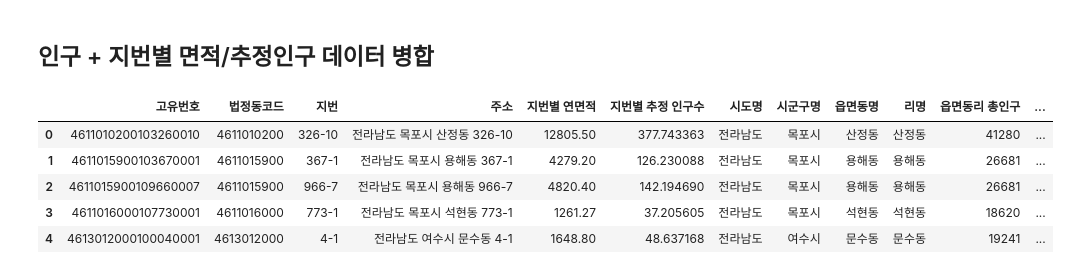
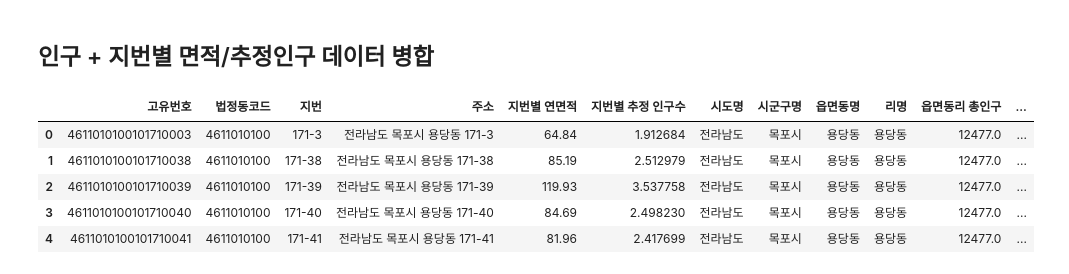
Before and after one commit to YuHan-J-Nam/Jeonnam_Banking_Desert_Analysis, a Jupyter notebook: housing_data_preprocessing.ipynb, the cells around one changed output. Saved outputs shown, nothing was run; the diff lists cells and outputs as text; code cells hidden in the pictures.

```diff
--- a/housing_data_preprocessing.ipynb
+++ b/housing_data_preprocessing.ipynb
@@ -20,8 +25,10 @@ shared_cols = ['고유번호', '법정동코드', '법정동명', '지번', '특
 private_cols = ['고유번호', '법정동코드', '법정동명', '지번', '특수지구분코드', '특수지구분명', '건물산정연면적']
 
 # 전남 주택가격정보 데이터 불러오기
-raw_jeonnam_shared = pd.read_csv('./data/전남_공동주택가격정보.csv', encoding='cp949', low_memory=False, usecols=shared_cols)
-raw_jeonnam_private = pd.read_csv('./data/전남_개별주택가격정보.csv', encoding='cp949', low_memory=False, usecols=private_cols)
+raw_jeonnam_shared = pd.read_csv('./data/전남_공동주택가격정보.csv', encoding='cp949', usecols=shared_cols,
+                                 dtype={'고유번호': object, '법정동코드': np.int64, '전용면적': np.float64})
+raw_jeonnam_private = pd.read_csv('./data/전남_개별주택가격정보.csv', encoding='cp949', usecols=private_cols,
+                                  dtype={'고유번호': object, '법정동코드': np.int64, '건물산정연면적': np.float64})
 # %% [markdown]
 ### 주택 데이터 전처리 함수
 # %%
@@ -68,8 +78,11 @@ plt.show()
+# %%
+# 전남 개별주택과 공동주택 데이터를 병합
+df_housing = df_housing_private.merge(df_housing_shared, on=list(df_housing_private.columns[:-1]),
+                                      how='outer', suffixes=('_private', '_shared'))
+
+# 공동주택 데이터가 없는 경우 0으로 채움
+df_housing.fillna(0, inplace=True)
 # %%
-# 전남 개별주택과 공동주택 데이터를 주소 컬럼을 기준으로 병합
-df_housing = pd.merge(df_housing_private, df_housing_shared[['주소', '지번별 연면적']],
-                      on='주소', how='inner', suffixes=('_private', '_shared'))
-
 # 총 지번별 연면적 계산
 df_housing['지번별 연면적'] = df_housing['지번별 연면적_private'] + df_housing['지번별 연면적_shared']
 df_housing.drop(['지번별 연면적_private', '지번별 연면적_shared'], axis=1, inplace=True)
@@ -161,13 +186,13 @@ df_pop.head()
 ## 인구 + 지번별 면적/추정인구 데이터 병합
 # %%
 # 법정동코드를 기준으로 데이터를 병합
-df_final = pd.merge(df_housing.drop(['법정동명', '지번본번', '특수지구분코드', '특수지구분명'], axis=1),
+df_merged = pd.merge(df_housing.drop(['법정동명', '지번본번', '특수지구분코드', '특수지구분명'], axis=1),
                     df_pop, on='법정동코드', how='left')
-df_final.head()
+df_merged.head()
 # %% [output]
 |  | 고유번호 | 법정동코드 | 지번 | 주소 | 지번별 연면적 | 지번별 추정 인구수 | 시도명 | 시군구명 | 읍면동명 | 리명 | 읍면동리 총인구 | ... |
-| 0 | 4611010200103260010 | 4611010200 | 326-10 | 전라남도 목포시 산정동 326-10 | 12805.50 | 377.743363 | 전라남도 | 목포시 | 산정동 | 산정동 | 41280 | ... |
-| 1 | 4611015900103670001 | 4611015900 | 367-1 | 전라남도 목포시 용해동 367-1 | 4279.20 | 126.230088 | 전라남도 | 목포시 | 용해동 | 용해동 | 26681 | ... |
-| 2 | 4611015900109660007 | 4611015900 | 966-7 | 전라남도 목포시 용해동 966-7 | 4820.40 | 142.194690 | 전라남도 | 목포시 | 용해동 | 용해동 | 26681 | ... |
-| 3 | 4611016000107730001 | 4611016000 | 773-1 | 전라남도 목포시 석현동 773-1 | 1261.27 | 37.205605 | 전라남도 | 목포시 | 석현동 | 석현동 | 18620 | ... |
-| 4 | 4613012000100040001 | 4613012000 | 4-1 | 전라남도 여수시 문수동 4-1 | 1648.80 | 48.637168 | 전라남도 | 여수시 | 문수동 | 문수동 | 19241 | ... |
+| 0 | 4611010100101710003 | 4611010100 | 171-3 | 전라남도 목포시 용당동 171-3 | 64.84 | 1.912684 | 전라남도 | 목포시 | 용당동 | 용당동 | 12477.0 | ... |
+| 1 | 4611010100101710038 | 4611010100 | 171-38 | 전라남도 목포시 용당동 171-38 | 85.19 | 2.512979 | 전라남도 | 목포시 | 용당동 | 용당동 | 12477.0 | ... |
+| 2 | 4611010100101710039 | 4611010100 | 171-39 | 전라남도 목포시 용당동 171-39 | 119.93 | 3.537758 | 전라남도 | 목포시 | 용당동 | 용당동 | 12477.0 | ... |
+| 3 | 4611010100101710040 | 4611010100 | 171-40 | 전라남도 목포시 용당동 171-40 | 84.69 | 2.498230 | 전라남도 | 목포시 | 용당동 | 용당동 | 12477.0 | ... |
+| 4 | 4611010100101710041 | 4611010100 | 171-41 | 전라남도 목포시 용당동 171-41 | 81.96 | 2.417699 | 전라남도 | 목포시 | 용당동 | 용당동 | 12477.0 | ... |
```
Also changed, not shown: parts of 22 cells of this notebook, 1 other file.
